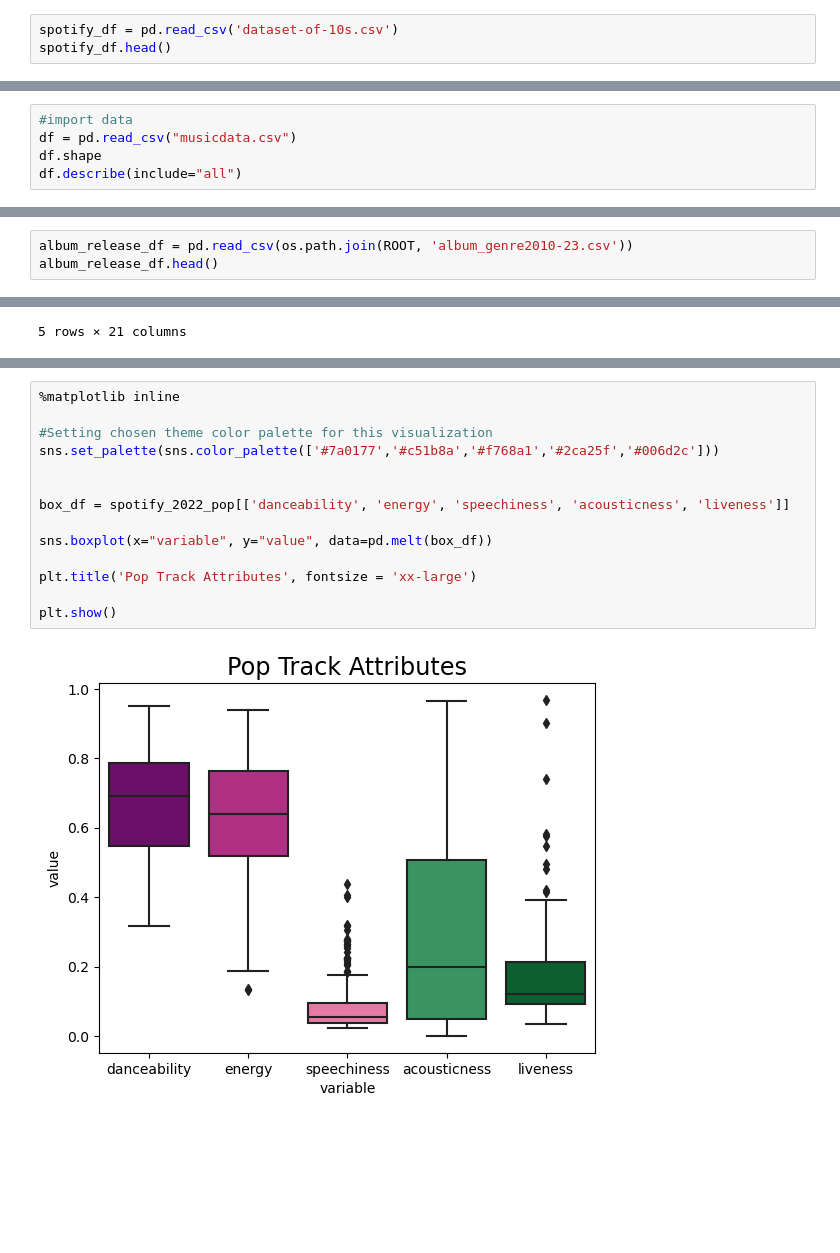
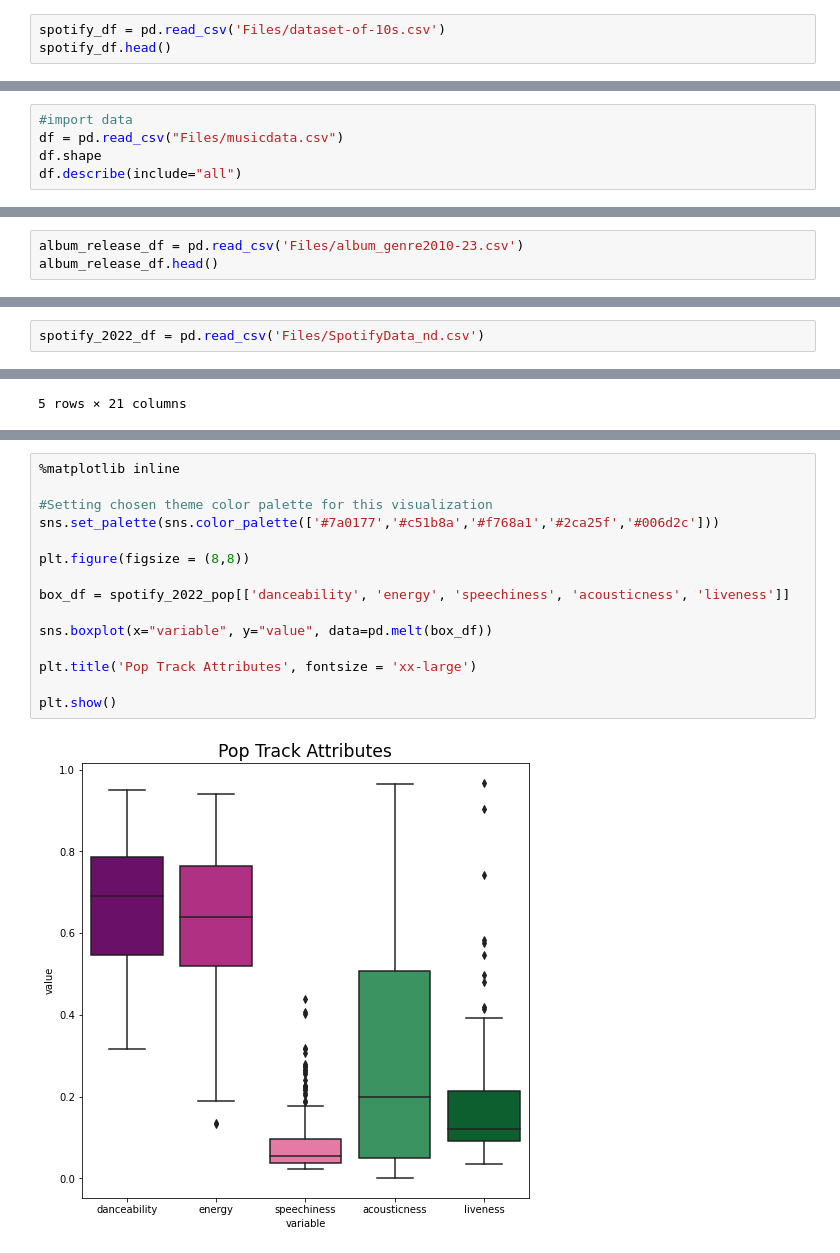
Before and after one commit to DrakeData/MSDS455-The_Show, a Jupyter notebook: Artsy Analysts.ipynb, the cells around one changed output, grey strips where cells are left out. Saved outputs shown, nothing was run; the diff lists cells and outputs as text; blank space fills up the shorter version.

```diff
--- a/Artsy Analysts.ipynb
+++ b/Artsy Analysts.ipynb
@@ -247,7 +247,7 @@ https://www.kaggle.com/datasets/theoverman/the-spotify-hit-predictor-dataset/cod
 
 Column definitions from https://developer.spotify.com/documentation/web-api/reference/get-audio-features
 # %%
-spotify_df = pd.read_csv('dataset-of-10s.csv')
+spotify_df = pd.read_csv('Files/dataset-of-10s.csv')
 spotify_df.head()
 # %% [output]
 |  | track | artist | uri | danceability | energy | key | loudness | mode | speechiness | ... |
@@ -758,7 +758,7 @@ import math
 ## Format
 # %%
 #import data
-df = pd.read_csv("musicdata.csv")
+df = pd.read_csv("Files/musicdata.csv")
 df.shape
 df.describe(include="all")
 # %% [output]
@@ -1040,5 +1016,5 @@ Spotify 2022 Top Tracks Directory : C:\Users\Nicholas\Desktop\Masters - Classes\
 # %%
-album_release_df = pd.read_csv(os.path.join(ROOT, 'album_genre2010-23.csv'))
+album_release_df = pd.read_csv('Files/album_genre2010-23.csv')
 album_release_df.head()
 # %% [output]
 |  | genre | count | year |
@@ -1325,3 +1280,5 @@ spotify_2022_df.head()
+# %%
+spotify_2022_df = pd.read_csv('Files/SpotifyData_nd.csv')
 # %%
 # Check Genres
 spotify_2022_df['genre'].value_counts()
@@ -2003,16 +1960,17 @@ spotify_2022_pop[['danceability', 'energy', 'speechiness', 'acousticness', 'live
 # %%
 %matplotlib inline
 
 #Setting chosen theme color palette for this visualization
 sns.set_palette(sns.color_palette(['#7a0177','#c51b8a','#f768a1','#2ca25f','#006d2c']))
 
+plt.figure(figsize = (8,8))
 
 box_df = spotify_2022_pop[['danceability', 'energy', 'speechiness', 'acousticness', 'liveness']]
 
 sns.boxplot(x="variable", y="value", data=pd.melt(box_df))
 
 plt.title('Pop Track Attributes', fontsize = 'xx-large')
 
 plt.show()
 # %% [output]
-[figure, old version]
+[figure, new version]
```
Also changed, not shown: parts of 38 cells of this notebook.
